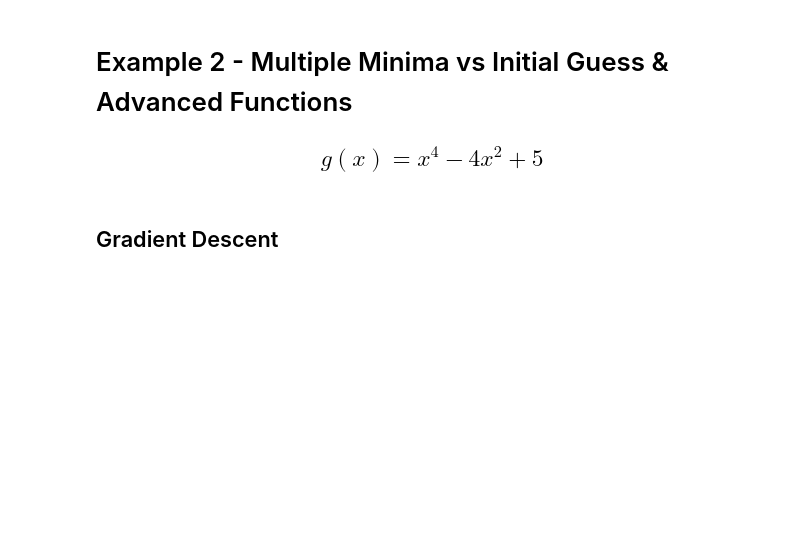
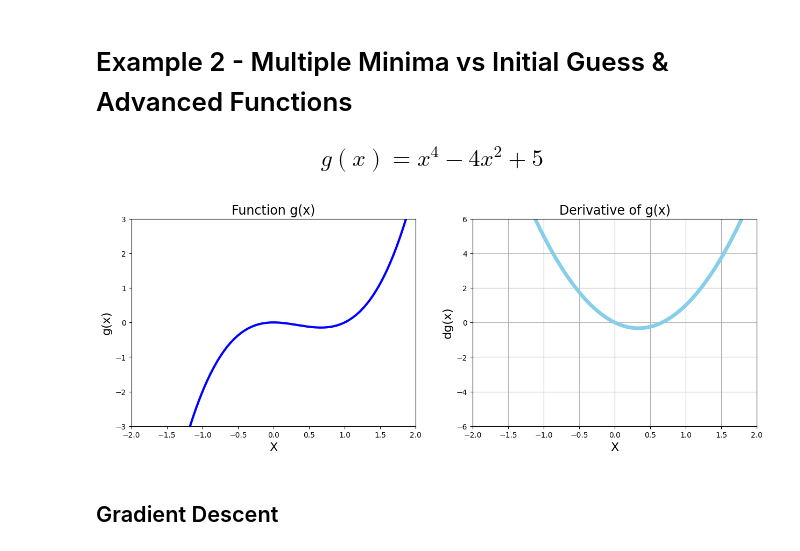
Before and after one commit to tarunkay7/AIML-IIITH, a Jupyter notebook: AIML_Project_Module_4.ipynb, the cells around one changed output. Drawn from its saved outputs; the diff is of its cells as text; code cells hidden in the pictures; blank space fills up the shorter version.

```diff
--- a/AIML_Project_Module_4.ipynb
+++ b/AIML_Project_Module_4.ipynb
@@ -187,7 +191,7 @@ plt.show()
 x_2 = np.linspace(-2, 2, 1000)
 
 def g(x):
-    return  ## [REQUIRED]
+    return  x**3 - x**2
 
 def dg(x):
-    return ## [REQUIRED]
+    return 3*x**2 - 2*x
@@ -196,3 +198,35 @@ def dg(x):
+# %%
+## TASK-3 : Plot function and derivative side by side like has been done earlier
+# Plot function and derivative side by side
+plt.figure(figsize=[15, 5])
+
+# 1 Chart: Cost function for g(x)
+plt.subplot(1, 2, 1)
+
+plt.xlim(-2, 2)
+plt.ylim(-3, 3)
+
+plt.title('Function g(x)', fontsize=17)
+plt.xlabel('X', fontsize=16)
+plt.ylabel('g(x)', fontsize=16)
+
+plt.plot(x_2, g(x_2), color='blue', linewidth=3)
+
+# 2 Chart: Derivative of g(x)
+plt.subplot(1, 2, 2)
+
+plt.title('Derivative of g(x)', fontsize=17)
+plt.xlabel('X', fontsize=16)
+plt.ylabel('dg(x)', fontsize=16)
+plt.grid()
+plt.xlim(-2, 2)
+plt.ylim(-6, 6)
+
+plt.plot(x_2, dg(x_2), color='skyblue', linewidth=5)
+
+plt.show()
+# %% [output]
+[figure, added]
 # %% [markdown]
 ## Gradient Descent
 # %%
```
Also changed, not shown: parts of 39 cells of this notebook.
